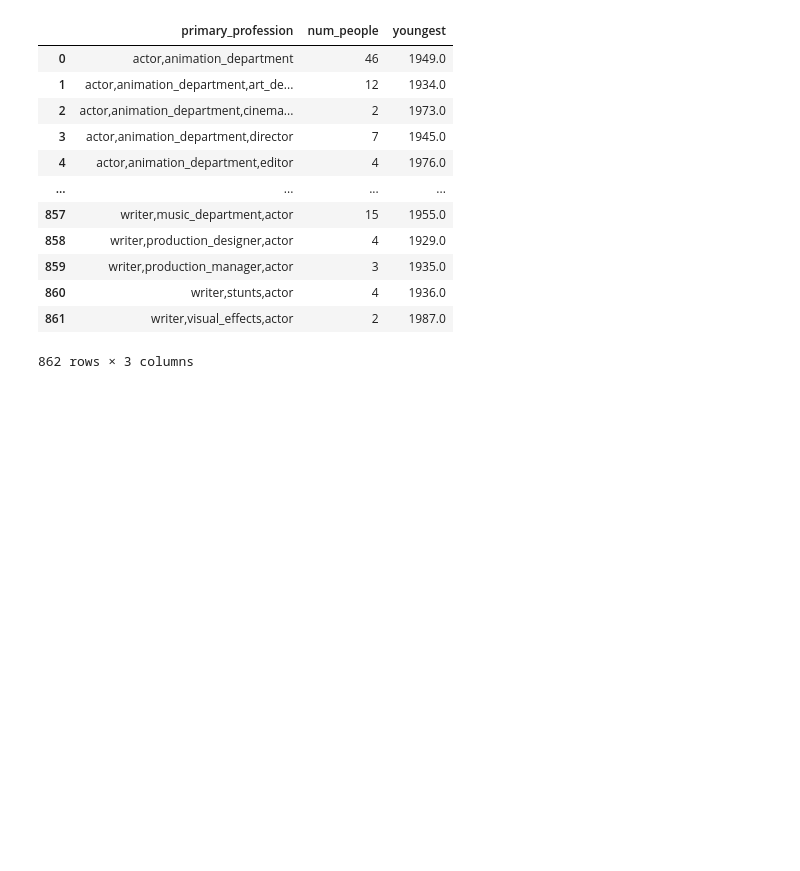
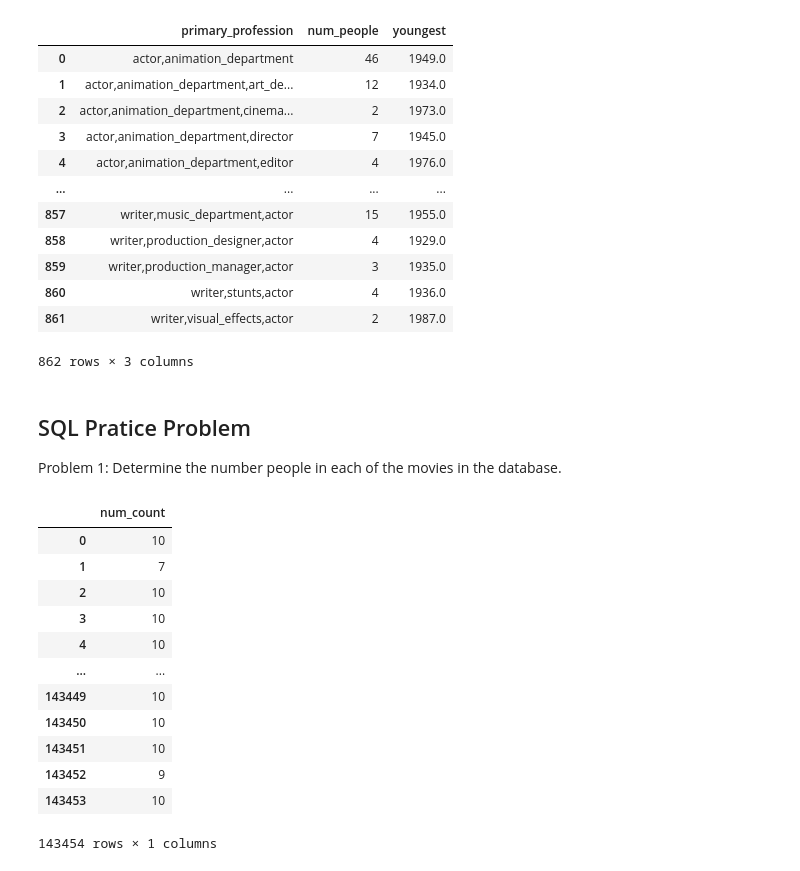
Before and after one commit to Tommyphung1/Master-Notebook-Experiments, a Jupyter notebook: main_notebook.ipynb, the cells around one changed output. Drawn from its saved outputs; the diff is of its cells as text; code cells hidden in the pictures; blank space fills up the shorter version.

```diff
--- a/main_notebook.ipynb
+++ b/main_notebook.ipynb
@@ -322,5 +329,27 @@ display(pd.read_sql('''
 | 860 | writer,stunts,actor | 4 | 1936.0 |
 | 861 | writer,visual_effects,actor | 2 | 1987.0 |
 862 rows × 3 columns
+# %% [markdown]
+## SQL Pratice Problem
+Problem 1: Determine the number people in each of the movies in the database.
+# %%
+display(pd.read_sql('''
+                    SELECT count(*) AS num_count
+                        FROM principals
+                    GROUP BY movie_id''', conn))
+# %% [output]
+|  | num_count |
+| 0 | 10 |
+| 1 | 7 |
+| 2 | 10 |
+| 3 | 10 |
+| 4 | 10 |
+| ... | ... |
+| 143449 | 10 |
+| 143450 | 10 |
+| 143451 | 10 |
+| 143452 | 9 |
+| 143453 | 10 |
+143454 rows × 1 columns
 # %%
 conn.close()
```
Also changed, not shown: parts of 2 cells of this notebook.
